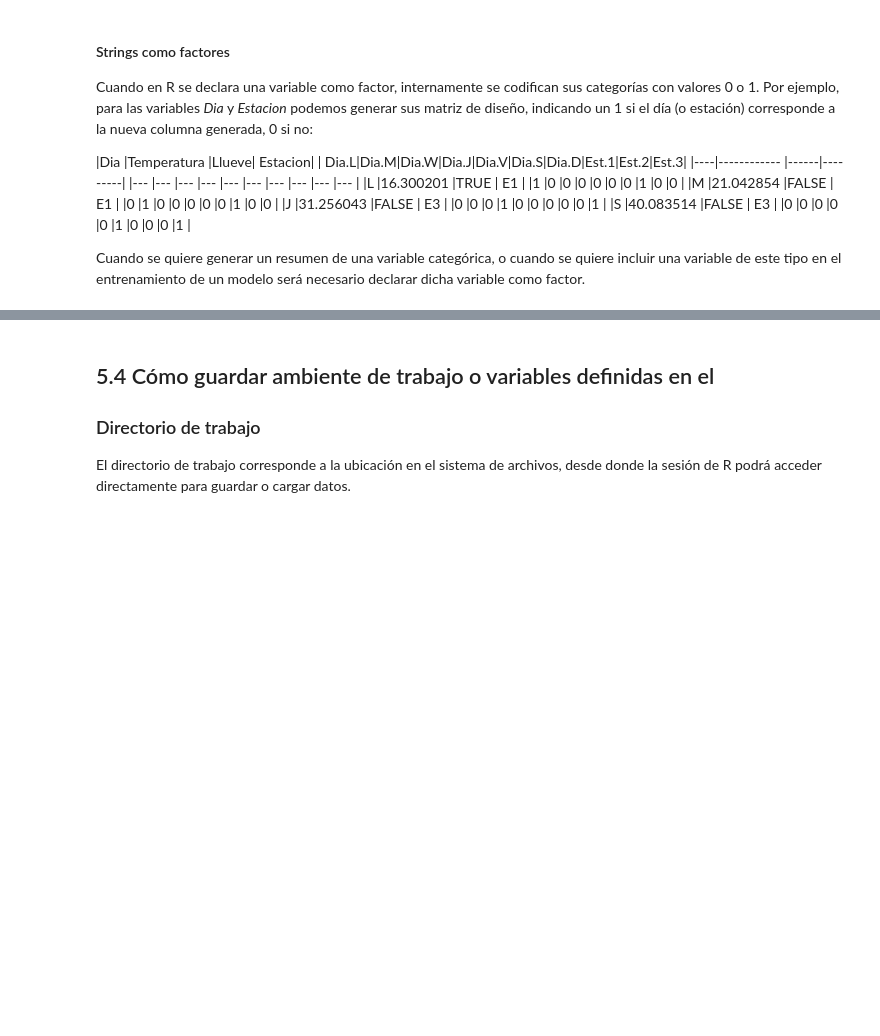
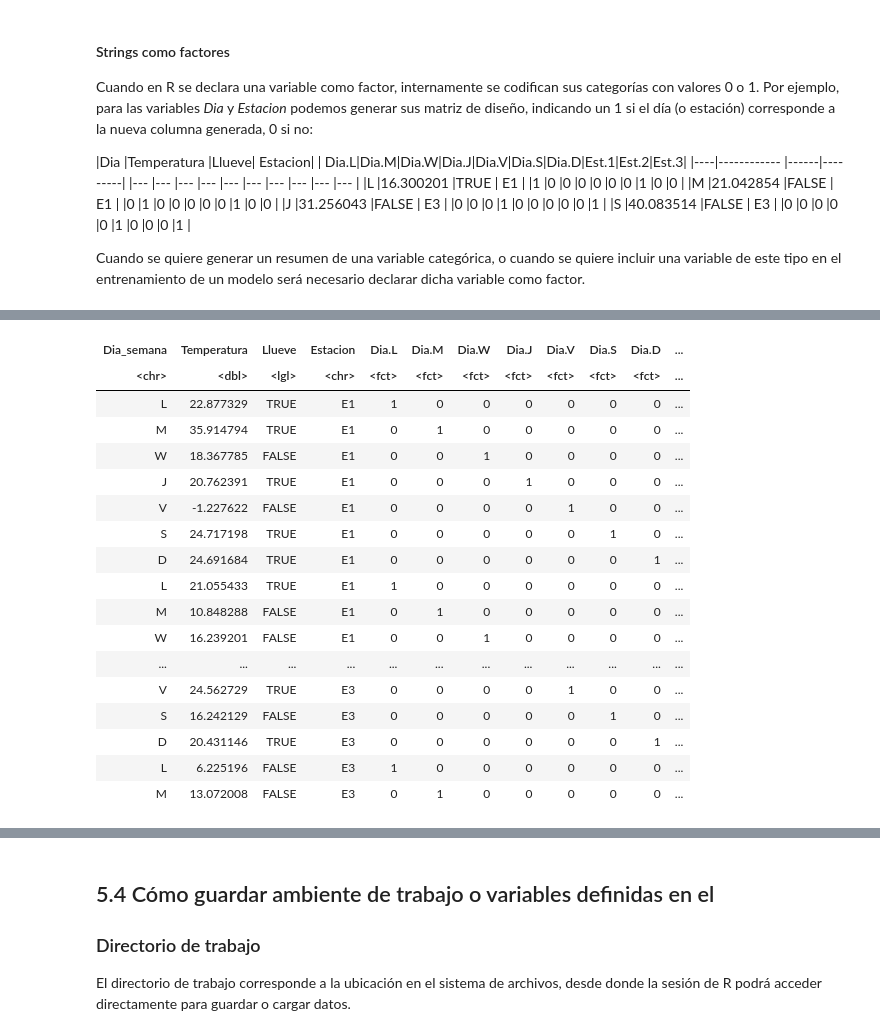
Before and after one commit to HaroldConley/diplomado_BD, a Jupyter notebook: Clase2/Clase_2_03_mini_taller.ipynb, the cells around one changed output, grey strips where cells are left out. Drawn from its saved outputs; the diff is of its cells as text; code cells hidden in the pictures; blank space fills up the shorter version.

```diff
--- a/Clase2/Clase_2_03_mini_taller.ipynb
+++ b/Clase2/Clase_2_03_mini_taller.ipynb
@@ -153,0 +139,64 @@ Cuando en R se declara una variable como factor, internamente se codifican sus c
+# %%
+#podemos volver a coercionar las columnas a clase factor,  con la función as.factor
+dias <- precipitaciones[["Dia_semana"]]
+
+dia_l <- factor(x=dias, levels= c("L", "M", "W", "J", "V", "S", "D"),
+                        labels = c(1, 0, 0, 0, 0, 0, 0))
+dia_l <- as.factor(dia_l)
+precipitaciones[["Dia.L"]] <- dia_l
+
+
+dia_m <- factor(x=dias, levels= c("L", "M", "W", "J", "V", "S", "D"),
+                        labels = c(0, 1, 0, 0, 0, 0, 0))
+dia_m <- as.factor(dia_m)
+precipitaciones[["Dia.M"]] <- dia_m
+
+dia_w <- factor(x=dias, levels= c("L", "M", "W", "J", "V", "S", "D"),
+                        labels = c(0, 0, 1, 0, 0, 0, 0))
+dia_w <- as.factor(dia_w)
+precipitaciones[["Dia.W"]] <- dia_w
+
+dia_j <- factor(x=dias, levels= c("L", "M", "W", "J", "V", "S", "D"),
+                        labels = c(0, 0, 0, 1, 0, 0, 0))
+dia_j <- as.factor(dia_j)
+precipitaciones[["Dia.J"]] <- dia_j
+
+dia_v <- factor(x=dias, levels= c("L", "M", "W", "J", "V", "S", "D"),
+                        labels = c(0, 0, 0, 0, 1, 0, 0))
+dia_v <- as.factor(dia_v)
+precipitaciones[["Dia.V"]] <- dia_v
+
+dia_s <- factor(x=dias, levels= c("L", "M", "W", "J", "V", "S", "D"),
+                        labels = c(0, 0, 0, 0, 0, 1, 0))
+dia_s <- as.factor(dia_s)
+precipitaciones[["Dia.S"]] <- dia_s
+
+dia_d <- factor(x=dias, levels= c("L", "M", "W", "J", "V", "S", "D"),
+                        labels = c(0, 0, 0, 0, 0, 0, 1))
+dia_d <- as.factor(dia_d)
+precipitaciones[["Dia.D"]] <- dia_d
+
+
+estac <- precipitaciones[["Estacion"]]
+
+est_e1 <- factor(x=estac,
+                levels = c("E1", "E2", "E3"),
+                labels = c(1, 0, 0))
+est_e1 <- as.factor(est_e1)
+precipitaciones[["Est.1"]] <- est_e1
+
+est_e2 <- factor(x=estac,
+                levels = c("E1", "E2", "E3"),
+                labels = c(0, 1, 0))
+est_e2 <- as.factor(est_e2)
+precipitaciones[["Est.2"]] <- est_e2
+
+est_e3 <- factor(x=estac,
+                levels = c("E1", "E2", "E3"),
+                labels = c(0, 0, 1))
+est_e3 <- as.factor(est_e3)
+precipitaciones[["Est.3"]] <- est_e3
+
+
+precipitaciones
+# %% [output]
@@ -154,3 +204,21 @@ Cuando en R se declara una variable como factor, internamente se codifican sus c
+| Dia_semana | Temperatura | Llueve | Estacion | Dia.L | Dia.M | Dia.W | Dia.J | Dia.V | Dia.S | Dia.D | ... |
+| <chr> | <dbl> | <lgl> | <chr> | <fct> | <fct> | <fct> | <fct> | <fct> | <fct> | <fct> | ... |
+| L | 22.877329 | TRUE | E1 | 1 | 0 | 0 | 0 | 0 | 0 | 0 | ... |
+| M | 35.914794 | TRUE | E1 | 0 | 1 | 0 | 0 | 0 | 0 | 0 | ... |
+| W | 18.367785 | FALSE | E1 | 0 | 0 | 1 | 0 | 0 | 0 | 0 | ... |
+| J | 20.762391 | TRUE | E1 | 0 | 0 | 0 | 1 | 0 | 0 | 0 | ... |
+| V | -1.227622 | FALSE | E1 | 0 | 0 | 0 | 0 | 1 | 0 | 0 | ... |
+| S | 24.717198 | TRUE | E1 | 0 | 0 | 0 | 0 | 0 | 1 | 0 | ... |
+| D | 24.691684 | TRUE | E1 | 0 | 0 | 0 | 0 | 0 | 0 | 1 | ... |
+| L | 21.055433 | TRUE | E1 | 1 | 0 | 0 | 0 | 0 | 0 | 0 | ... |
+| M | 10.848288 | FALSE | E1 | 0 | 1 | 0 | 0 | 0 | 0 | 0 | ... |
+| W | 16.239201 | FALSE | E1 | 0 | 0 | 1 | 0 | 0 | 0 | 0 | ... |
+| ... | ... | ... | ... | ... | ... | ... | ... | ... | ... | ... | ... |
+| V | 24.562729 | TRUE | E3 | 0 | 0 | 0 | 0 | 1 | 0 | 0 | ... |
+| S | 16.242129 | FALSE | E3 | 0 | 0 | 0 | 0 | 0 | 1 | 0 | ... |
+| D | 20.431146 | TRUE | E3 | 0 | 0 | 0 | 0 | 0 | 0 | 1 | ... |
+| L | 6.225196 | FALSE | E3 | 1 | 0 | 0 | 0 | 0 | 0 | 0 | ... |
+| M | 13.072008 | FALSE | E3 | 0 | 1 | 0 | 0 | 0 | 0 | 0 | ... |
 # %%
 # Un poco de exploración --------------------------------
 # ¿Cuál es la temperatura promedio cuando llovió?
```
Also changed, not shown: parts of 10 cells of this notebook.
